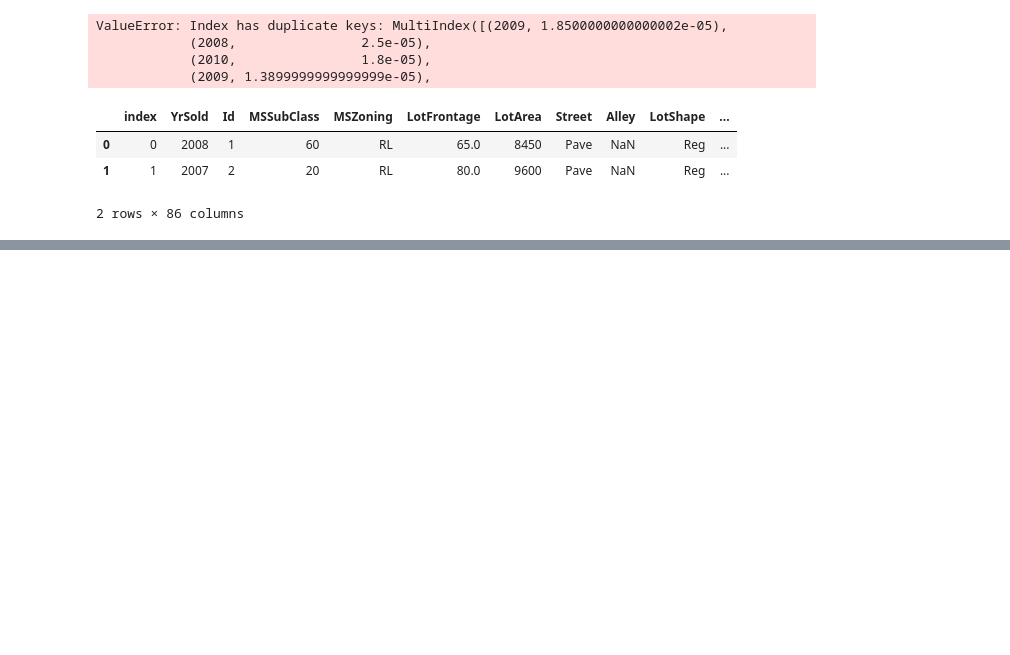
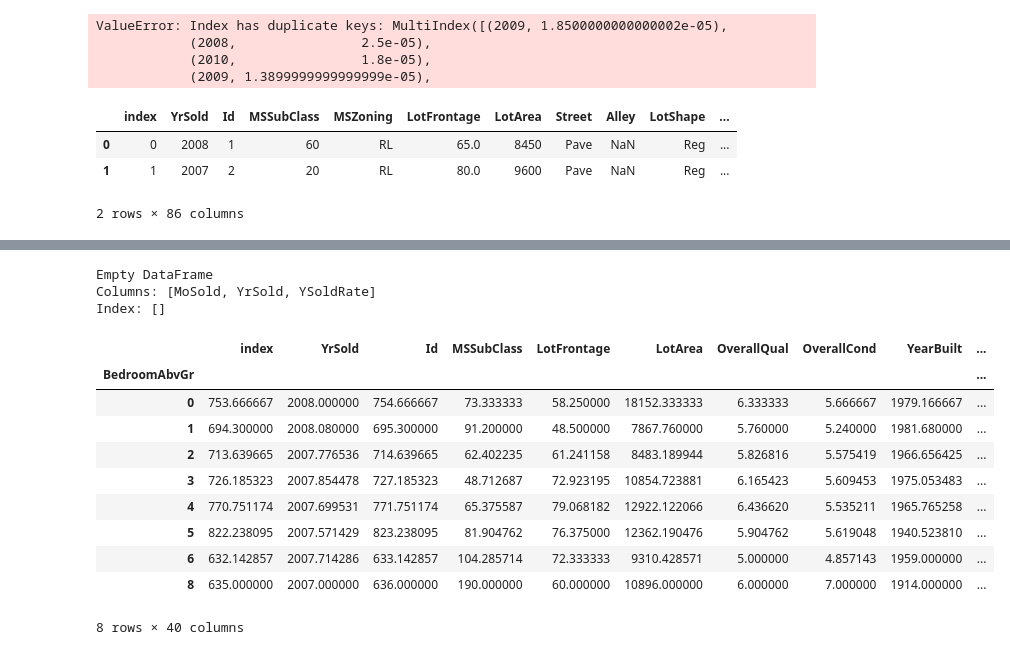
Before and after one commit to hekaplex/2022_03_DSI_WD, a Jupyter notebook: Temitope_Oyeleye/Python/Pandas Exercise2 05102022.ipynb, the cells around one changed output, grey strips where cells are left out. Cells and saved outputs as stored; diff of their text form; code cells hidden in the pictures; blank space fills up the shorter version.

```diff
--- a/Temitope_Oyeleye/Python/Pandas Exercise2 05102022.ipynb
+++ b/Temitope_Oyeleye/Python/Pandas Exercise2 05102022.ipynb
@@ -465,0 +539,13 @@ ValueError: Index contains duplicate entries, cannot reshape
+# %%
+train_long = train_wide.melt(
+    id_vars = 'MoSold',
+    value_vars=['MoSold','MoSold'],
+    var_name ='YrSold',
+    value_name='YSoldRate')
+
+with pd.option_context('display.max_rows', 4):
+    print(train_long)
+# %% [output]
+Empty DataFrame
+Columns: [MoSold, YrSold, YSoldRate]
+Index: []
@@ -465,0 +555,14 @@ ValueError: Index contains duplicate entries, cannot reshape
+# %%
+train.groupby('BedroomAbvGr').mean()
+# %% [output]
+|  | index | YrSold | Id | MSSubClass | LotFrontage | LotArea | OverallQual | OverallCond | YearBuilt | ... |
+| BedroomAbvGr |  |  |  |  |  |  |  |  |  | ... |
+| 0 | 753.666667 | 2008.000000 | 754.666667 | 73.333333 | 58.250000 | 18152.333333 | 6.333333 | 5.666667 | 1979.166667 | ... |
+| 1 | 694.300000 | 2008.080000 | 695.300000 | 91.200000 | 48.500000 | 7867.760000 | 5.760000 | 5.240000 | 1981.680000 | ... |
+| 2 | 713.639665 | 2007.776536 | 714.639665 | 62.402235 | 61.241158 | 8483.189944 | 5.826816 | 5.575419 | 1966.656425 | ... |
+| 3 | 726.185323 | 2007.854478 | 727.185323 | 48.712687 | 72.923195 | 10854.723881 | 6.165423 | 5.609453 | 1975.053483 | ... |
+| 4 | 770.751174 | 2007.699531 | 771.751174 | 65.375587 | 79.068182 | 12922.122066 | 6.436620 | 5.535211 | 1965.765258 | ... |
+| 5 | 822.238095 | 2007.571429 | 823.238095 | 81.904762 | 76.375000 | 12362.190476 | 5.904762 | 5.619048 | 1940.523810 | ... |
+| 6 | 632.142857 | 2007.714286 | 633.142857 | 104.285714 | 72.333333 | 9310.428571 | 5.000000 | 4.857143 | 1959.000000 | ... |
+| 8 | 635.000000 | 2007.000000 | 636.000000 | 190.000000 | 60.000000 | 10896.000000 | 6.000000 | 7.000000 | 1914.000000 | ... |
+8 rows × 40 columns
```
Also changed, not shown: parts of 14 cells of this notebook.
